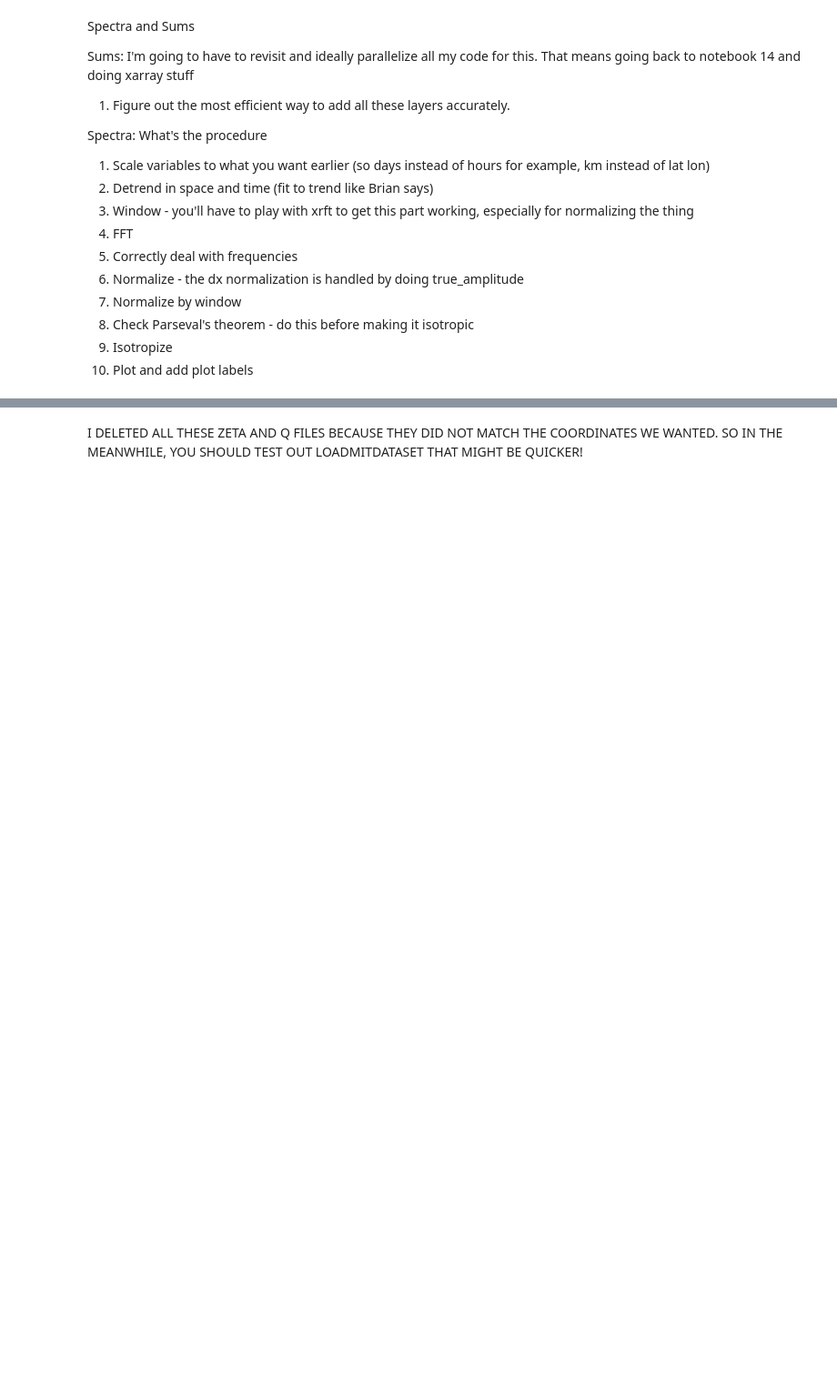
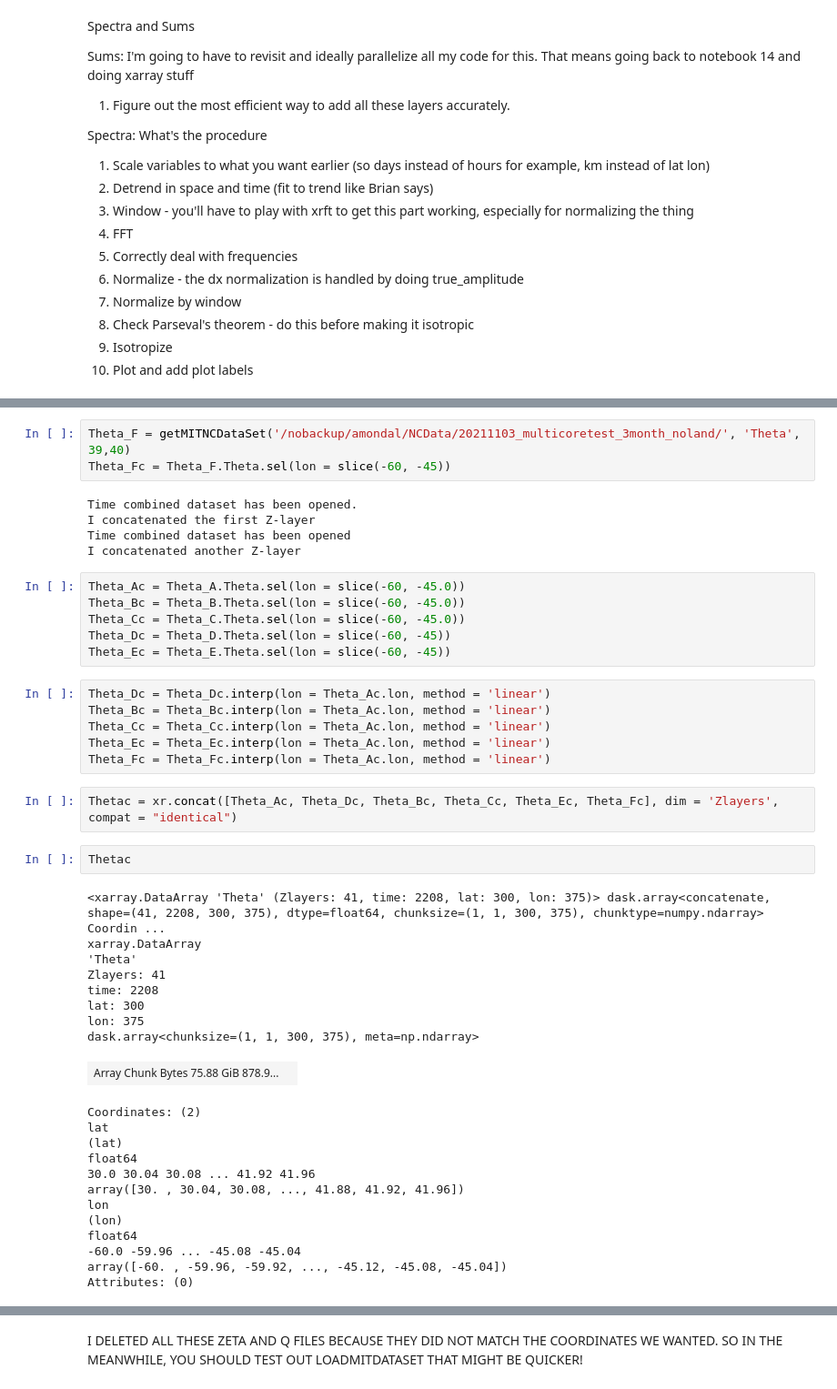
Before and after one commit to avik2007/CoupledOceAtmo, a Jupyter notebook: mit_geos_analysis/notebook18_theta_budget_spectra_hbl_analysis.ipynb, the cells around one changed output, grey strips where cells are left out. Shown: that part at 91% size. Saved outputs shown, nothing was run; the diff lists cells and outputs as text; blank space fills up the shorter version.

```diff
--- a/mit_geos_analysis/notebook18_theta_budget_spectra_hbl_analysis.ipynb
+++ b/mit_geos_analysis/notebook18_theta_budget_spectra_hbl_analysis.ipynb
@@ -153,0 +233,46 @@ FileNotFoundError: [Errno 2] No such file or directory: b'/nobackup/amondal/NCDa
+# %%
+Theta_F = getMITNCDataSet('/nobackup/amondal/NCData/20211103_multicoretest_3month_noland/', 'Theta', 39,40)
+Theta_Fc = Theta_F.Theta.sel(lon = slice(-60, -45))
+# %% [output]
+Time combined dataset has been opened.
+I concatenated the first Z-layer
+Time combined dataset has been opened
+I concatenated another Z-layer
+# %%
+Theta_Ac = Theta_A.Theta.sel(lon = slice(-60, -45.0))
+Theta_Bc = Theta_B.Theta.sel(lon = slice(-60, -45.0))
+Theta_Cc = Theta_C.Theta.sel(lon = slice(-60, -45.0))
+Theta_Dc = Theta_D.Theta.sel(lon = slice(-60, -45))
+Theta_Ec = Theta_E.Theta.sel(lon = slice(-60, -45))
+# %%
+Theta_Dc = Theta_Dc.interp(lon = Theta_Ac.lon, method = 'linear')
+Theta_Bc = Theta_Bc.interp(lon = Theta_Ac.lon, method = 'linear')
+Theta_Cc = Theta_Cc.interp(lon = Theta_Ac.lon, method = 'linear')
+Theta_Ec = Theta_Ec.interp(lon = Theta_Ac.lon, method = 'linear')
+Theta_Fc = Theta_Fc.interp(lon = Theta_Ac.lon, method = 'linear')
+# %%
+Thetac = xr.concat([Theta_Ac, Theta_Dc, Theta_Bc, Theta_Cc, Theta_Ec, Theta_Fc], dim = 'Zlayers', compat = "identical")
+# %%
+Thetac
+# %% [output]
+<xarray.DataArray 'Theta' (Zlayers: 41, time: 2208, lat: 300, lon: 375)> dask.array<concatenate, shape=(41, 2208, 300, 375), dtype=float64, chunksize=(1, 1, 300, 375), chunktype=numpy.ndarray> Coordin ...
+xarray.DataArray
+'Theta'
+Zlayers: 41
+time: 2208
+lat: 300
+lon: 375
+dask.array<chunksize=(1, 1, 300, 375), meta=np.ndarray>
+| Array Chunk Bytes 75.88 GiB 878.9... |  |
+Coordinates: (2)
+lat
+(lat)
+float64
+30.0 30.04 30.08 ... 41.92 41.96
+array([30. , 30.04, 30.08, ..., 41.88, 41.92, 41.96])
+lon
+(lon)
+float64
+-60.0 -59.96 ... -45.08 -45.04
+array([-60. , -59.96, -59.92, ..., -45.12, -45.08, -45.04])
+Attributes: (0)
```
Also changed, not shown: parts of 149 cells of this notebook, 28 other files.
